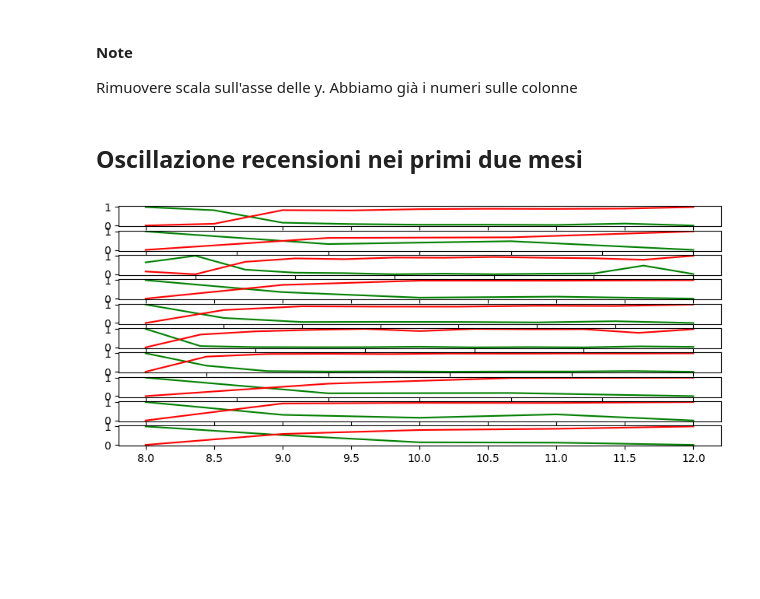
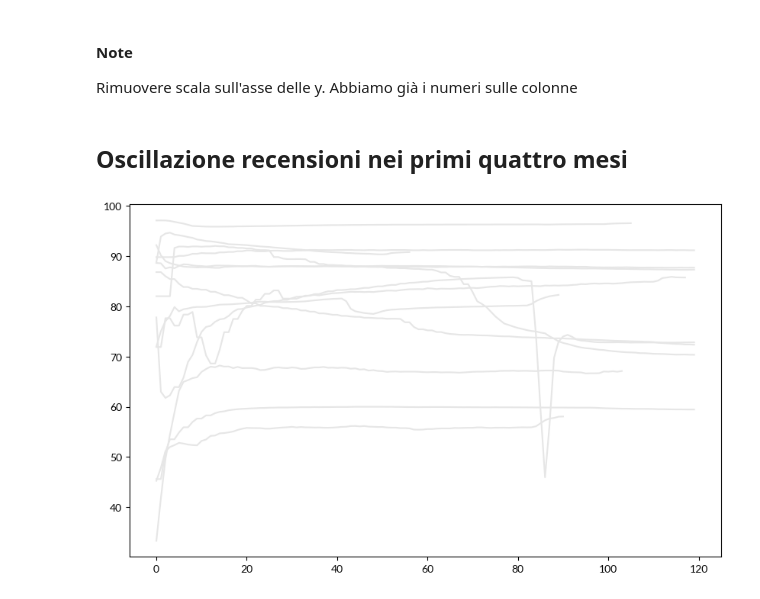
Before and after one commit to demic-dev/vs-project, a Jupyter notebook: charts.ipynb, the cells around one changed output. Saved outputs shown, nothing was run; the diff lists cells and outputs as text; code cells hidden in the pictures; blank space fills up the shorter version.

```diff
--- a/charts.ipynb
+++ b/charts.ipynb
@@ -254,14 +228,34 @@ plt.show()
 
 Rimuovere scala sull'asse delle y. Abbiamo già i numeri sulle colonne
 # %% [markdown]
-## Oscillazione recensioni nei primi due mesi
+## Oscillazione recensioni nei primi quattro mesi
+# %%
+path = os.getcwd()
+csv_files = glob.glob(os.path.join(path, "data/reviews/*.csv"))
+
+games_reviews = {}
+
+for f in csv_files:
+    df = pd.read_csv(f, sep=";").head(120)
+
+    df['DateTime'] = pd.to_datetime(df['DateTime'])
+    df['Rating'] = df["Rating"].str.replace(',', '.').astype(float)
+    df['Rating'] = df['Rating'].round(2)
+
+    filename = (f.split("/")[-1]).split(".csv")[0]
+
+    # display(df)
+    games_reviews[filename.split("_")[0]] = df
 # %%
-fig, axs = plt.subplots(len(games), figsize=(10,4))
+fig, ax = plt.subplots(figsize=(10,6))
 
-for index, game in enumerate(games):
-    df = games[game]['df']
+for game in games_reviews:
+    df = games_reviews[game]
 
-    axs[index].plot(df['month'], df['+scaled'], color="green")
-    axs[index].plot(df['month'], df['-scaled'], color="red")
+    ax.plot(df.index, df['Rating'], label=game, color="#E6E6E6")
+
+# ax.legend()
+
+plt.savefig(build_chart_path("fluctuations_reviews"), format="svg")
 # %% [output]
-[figure, old version]
+[figure, new version]
```
Also changed, not shown: parts of 9 cells of this notebook, 41 other files.
